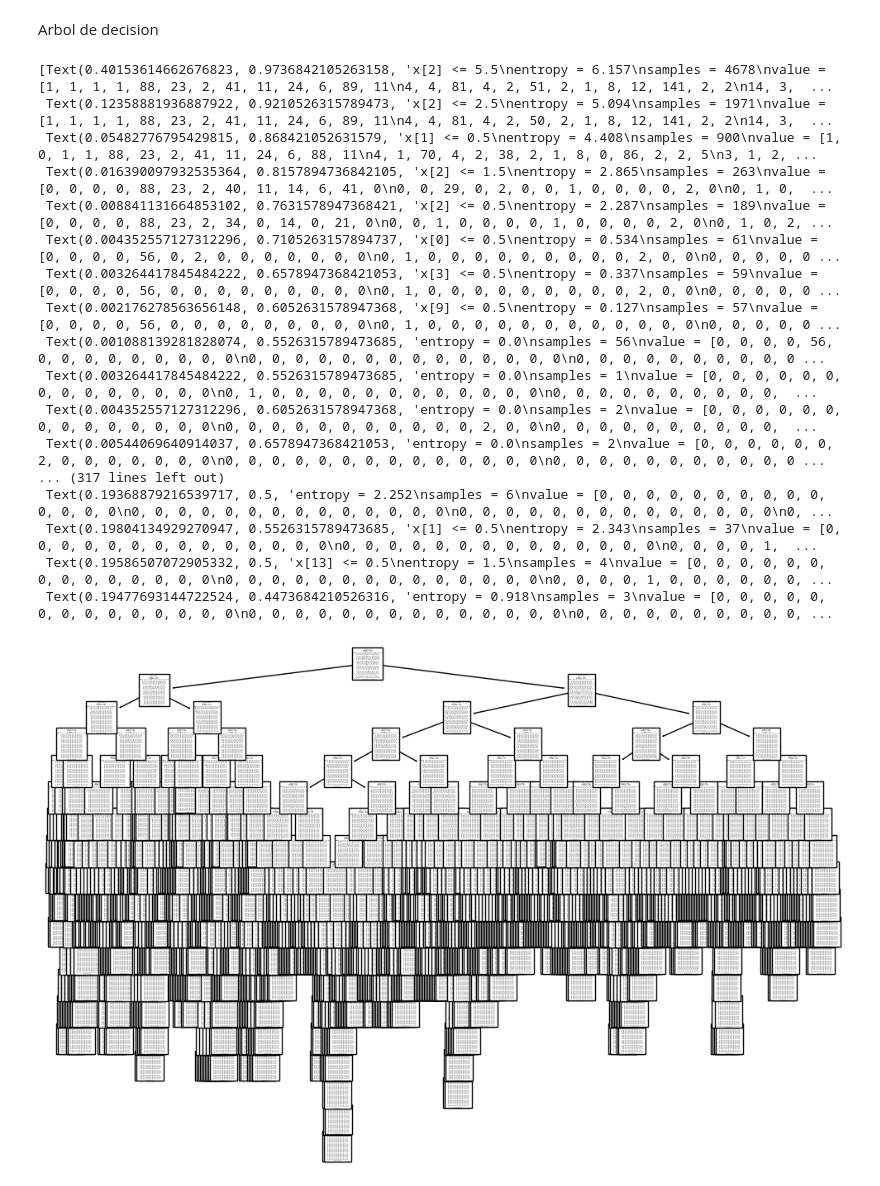
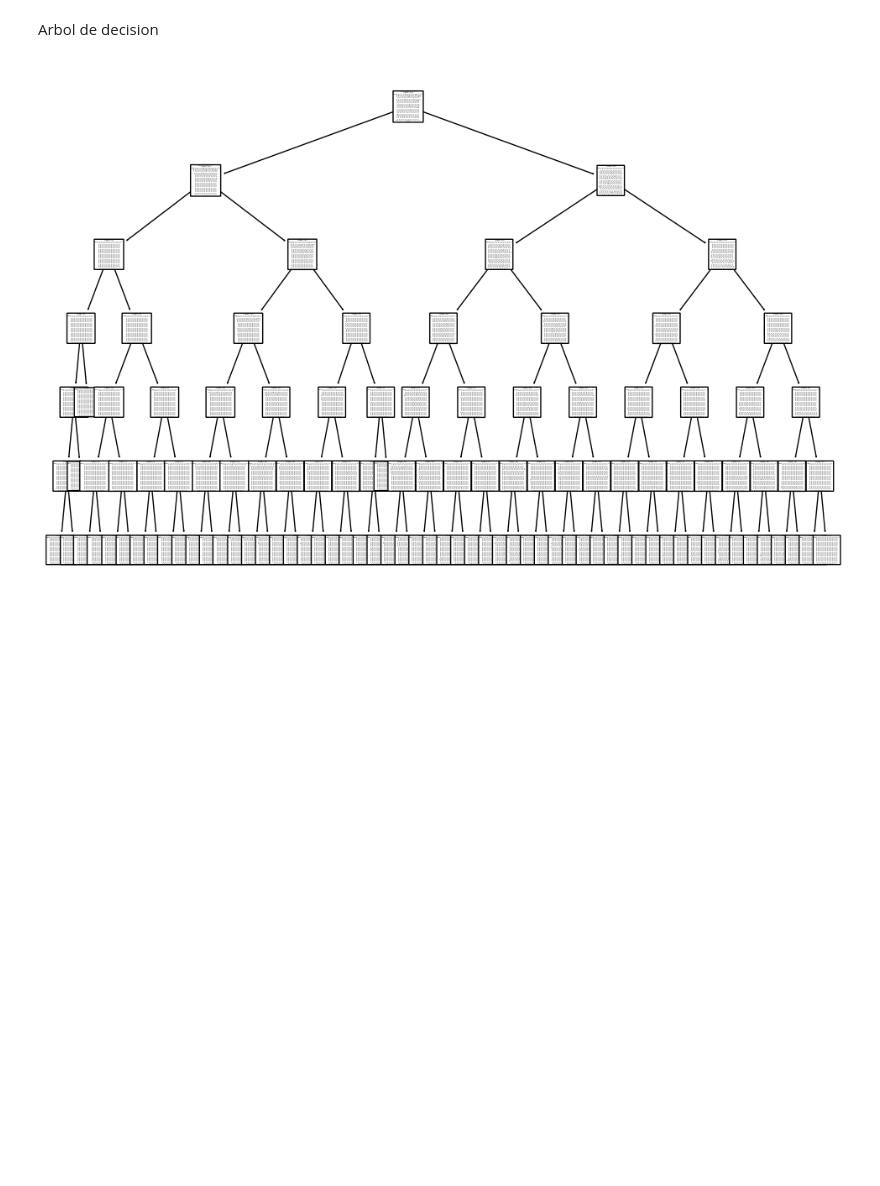
Before and after one commit to xavierzg/Salary_Data_Based_country_and_race, a Jupyter notebook: 5_arboles_de_decision.ipynb, the cells around one changed output. Drawn from its saved outputs; the diff is of its cells as text; code cells hidden in the pictures; blank space fills up the shorter version.

```diff
--- a/5_arboles_de_decision.ipynb
+++ b/5_arboles_de_decision.ipynb
@@ -57,26 +58,12 @@ El coeficiente de determinacion en test es: 0.674975074775673
 # %% [markdown]
 Arbol de decision
-# %%
-plt.figure(figsize = (12,8))
-from sklearn import tree
-
-tree.plot_tree(best_clf.fit(X_train, Y_train))
-# %% [output]
-[Text(0.40153614662676823, 0.9736842105263158, 'x[2] <= 5.5\nentropy = 6.157\nsamples = 4678\nvalue = [1, 1, 1, 1, 88, 23, 2, 41, 11, 24, 6, 89, 11\n4, 4, 81, 4, 2, 51, 2, 1, 8, 12, 141, 2, 2\n14, 3,  ...
- Text(0.12358881936887922, 0.9210526315789473, 'x[2] <= 2.5\nentropy = 5.094\nsamples = 1971\nvalue = [1, 1, 1, 1, 88, 23, 2, 41, 11, 24, 6, 89, 11\n4, 4, 81, 4, 2, 50, 2, 1, 8, 12, 141, 2, 2\n14, 3,  ...
- Text(0.05482776795429815, 0.868421052631579, 'x[1] <= 0.5\nentropy = 4.408\nsamples = 900\nvalue = [1, 0, 1, 1, 88, 23, 2, 41, 11, 24, 6, 88, 11\n4, 1, 70, 4, 2, 38, 2, 1, 8, 0, 86, 2, 2, 5\n3, 1, 2, ...
- Text(0.016390097932535364, 0.8157894736842105, 'x[2] <= 1.5\nentropy = 2.865\nsamples = 263\nvalue = [0, 0, 0, 0, 88, 23, 2, 40, 11, 14, 6, 41, 0\n0, 0, 29, 0, 2, 0, 0, 1, 0, 0, 0, 0, 2, 0\n0, 1, 0,  ...
- Text(0.008841131664853102, 0.7631578947368421, 'x[2] <= 0.5\nentropy = 2.287\nsamples = 189\nvalue = [0, 0, 0, 0, 88, 23, 2, 34, 0, 14, 0, 21, 0\n0, 0, 1, 0, 0, 0, 0, 1, 0, 0, 0, 0, 2, 0\n0, 1, 0, 2, ...
- Text(0.004352557127312296, 0.7105263157894737, 'x[0] <= 0.5\nentropy = 0.534\nsamples = 61\nvalue = [0, 0, 0, 0, 56, 0, 2, 0, 0, 0, 0, 0, 0, 0\n0, 1, 0, 0, 0, 0, 0, 0, 0, 0, 0, 2, 0, 0\n0, 0, 0, 0, 0 ...
- Text(0.003264417845484222, 0.6578947368421053, 'x[3] <= 0.5\nentropy = 0.337\nsamples = 59\nvalue = [0, 0, 0, 0, 56, 0, 0, 0, 0, 0, 0, 0, 0, 0\n0, 1, 0, 0, 0, 0, 0, 0, 0, 0, 0, 2, 0, 0\n0, 0, 0, 0, 0 ...
- Text(0.002176278563656148, 0.6052631578947368, 'x[9] <= 0.5\nentropy = 0.127\nsamples = 57\nvalue = [0, 0, 0, 0, 56, 0, 0, 0, 0, 0, 0, 0, 0, 0\n0, 1, 0, 0, 0, 0, 0, 0, 0, 0, 0, 0, 0, 0\n0, 0, 0, 0, 0 ...
- Text(0.001088139281828074, 0.5526315789473685, 'entropy = 0.0\nsamples = 56\nvalue = [0, 0, 0, 0, 56, 0, 0, 0, 0, 0, 0, 0, 0, 0\n0, 0, 0, 0, 0, 0, 0, 0, 0, 0, 0, 0, 0, 0\n0, 0, 0, 0, 0, 0, 0, 0, 0, 0 ...
- Text(0.003264417845484222, 0.5526315789473685, 'entropy = 0.0\nsamples = 1\nvalue = [0, 0, 0, 0, 0, 0, 0, 0, 0, 0, 0, 0, 0, 0\n0, 1, 0, 0, 0, 0, 0, 0, 0, 0, 0, 0, 0, 0\n0, 0, 0, 0, 0, 0, 0, 0, 0, 0,  ...
- Text(0.004352557127312296, 0.6052631578947368, 'entropy = 0.0\nsamples = 2\nvalue = [0, 0, 0, 0, 0, 0, 0, 0, 0, 0, 0, 0, 0, 0\n0, 0, 0, 0, 0, 0, 0, 0, 0, 0, 0, 2, 0, 0\n0, 0, 0, 0, 0, 0, 0, 0, 0, 0,  ...
- Text(0.00544069640914037, 0.6578947368421053, 'entropy = 0.0\nsamples = 2\nvalue = [0, 0, 0, 0, 0, 0, 2, 0, 0, 0, 0, 0, 0, 0\n0, 0, 0, 0, 0, 0, 0, 0, 0, 0, 0, 0, 0, 0\n0, 0, 0, 0, 0, 0, 0, 0, 0, 0, 0 ...
-... (317 lines left out)
- Text(0.19368879216539717, 0.5, 'entropy = 2.252\nsamples = 6\nvalue = [0, 0, 0, 0, 0, 0, 0, 0, 0, 0, 0, 0, 0, 0\n0, 0, 0, 0, 0, 0, 0, 0, 0, 0, 0, 0, 0, 0\n0, 0, 0, 0, 0, 0, 0, 0, 0, 0, 0, 0, 0, 0\n0, ...
- Text(0.19804134929270947, 0.5526315789473685, 'x[1] <= 0.5\nentropy = 2.343\nsamples = 37\nvalue = [0, 0, 0, 0, 0, 0, 0, 0, 0, 0, 0, 0, 0, 0\n0, 0, 0, 0, 0, 0, 0, 0, 0, 0, 0, 0, 0, 0\n0, 0, 0, 0, 1,  ...
- Text(0.19586507072905332, 0.5, 'x[13] <= 0.5\nentropy = 1.5\nsamples = 4\nvalue = [0, 0, 0, 0, 0, 0, 0, 0, 0, 0, 0, 0, 0, 0\n0, 0, 0, 0, 0, 0, 0, 0, 0, 0, 0, 0, 0, 0\n0, 0, 0, 0, 1, 0, 0, 0, 0, 0, 0, ...
- Text(0.19477693144722524, 0.4473684210526316, 'entropy = 0.918\nsamples = 3\nvalue = [0, 0, 0, 0, 0, 0, 0, 0, 0, 0, 0, 0, 0, 0\n0, 0, 0, 0, 0, 0, 0, 0, 0, 0, 0, 0, 0, 0\n0, 0, 0, 0, 0, 0, 0, 0, 0, 0, ...
-[figure, removed]
+# %%
+from sklearn import tree
+best_clf = DecisionTreeClassifier(max_depth=6) #limitado a 6 ramas
+best_clf.fit(X_train, Y_train)
+
+plt.figure(figsize=(12, 8))
+tree.plot_tree(best_clf, rounded=True, feature_names=X_train.columns, impurity=False, node_ids=False, proportion=False, precision=0)
+plt.show()
+# %% [output]
+[figure, added]
```
Also changed, not shown: parts of 4 cells of this notebook.
